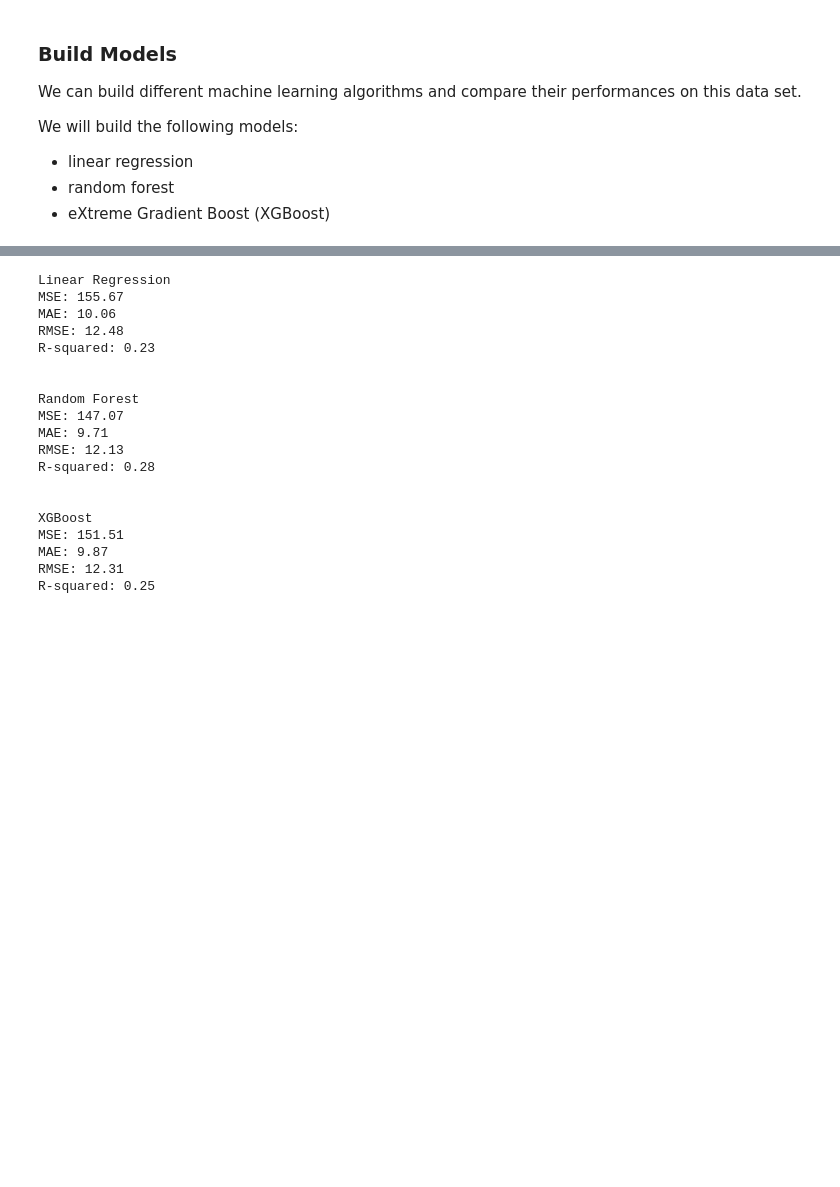
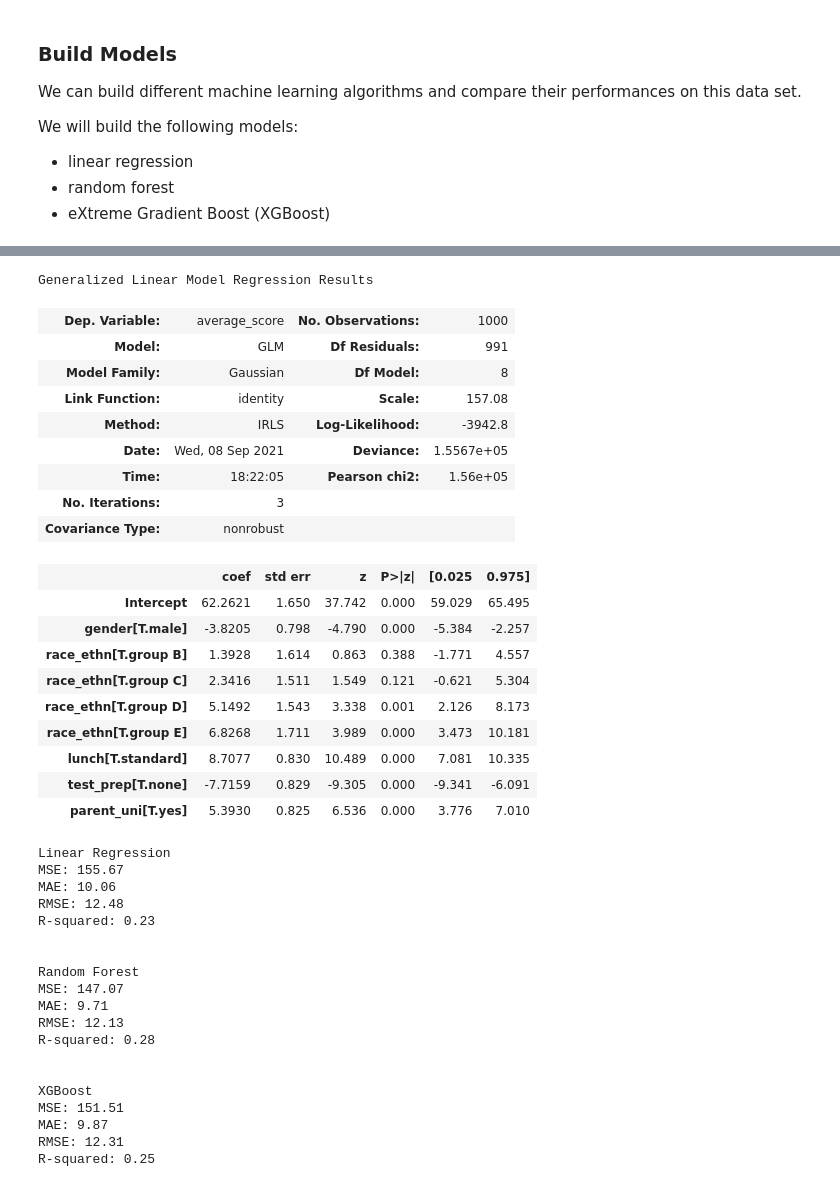
Before and after one commit to souadg/CAS-ADS-Project2, a Jupyter notebook: M2_Project_Elias_Souad_v2_.ipynb, the cells around one changed output, grey strips where cells are left out. Drawn from its saved outputs; the diff is of its cells as text; code cells hidden in the pictures; blank space fills up the shorter version.

Commit message:
Add ols and glm from statsmodels.formula.api

```diff
--- a/M2_Project_Elias_Souad_v2_.ipynb
+++ b/M2_Project_Elias_Souad_v2_.ipynb
@@ -561,6 +562,33 @@ OLS Regression Results
 | Kurtosis: | 2.892 | Cond. No. | 13.2 |
 Warnings:
 [1] Standard Errors assume that the covariance matrix of the errors is correctly specified.
+# %%
+# Alternative linear regression method using statsmodels.formula.api.ols
+# glm: generalised linear models
+# import statsmodels.formula.api as smf
+model_linreg3 = smf.glm('average_score ~ gender + race_ethn + lunch + test_prep + parent_uni', data=df).fit()
+model_linreg3.summary()
+# %% [output]
+Generalized Linear Model Regression Results
+| Dep. Variable: | average_score | No. Observations: | 1000 |
+| Model: | GLM | Df Residuals: | 991 |
+| Model Family: | Gaussian | Df Model: | 8 |
+| Link Function: | identity | Scale: | 157.08 |
+| Method: | IRLS | Log-Likelihood: | -3942.8 |
+| Date: | Wed, 08 Sep 2021 | Deviance: | 1.5567e+05 |
+| Time: | 18:22:05 | Pearson chi2: | 1.56e+05 |
+| No. Iterations: | 3 |  |  |
+| Covariance Type: | nonrobust |  |  |
+|  | coef | std err | z | P>|z| | [0.025 | 0.975] |
+| Intercept | 62.2621 | 1.650 | 37.742 | 0.000 | 59.029 | 65.495 |
+| gender[T.male] | -3.8205 | 0.798 | -4.790 | 0.000 | -5.384 | -2.257 |
+| race_ethn[T.group B] | 1.3928 | 1.614 | 0.863 | 0.388 | -1.771 | 4.557 |
+| race_ethn[T.group C] | 2.3416 | 1.511 | 1.549 | 0.121 | -0.621 | 5.304 |
+| race_ethn[T.group D] | 5.1492 | 1.543 | 3.338 | 0.001 | 2.126 | 8.173 |
+| race_ethn[T.group E] | 6.8268 | 1.711 | 3.989 | 0.000 | 3.473 | 10.181 |
+| lunch[T.standard] | 8.7077 | 0.830 | 10.489 | 0.000 | 7.081 | 10.335 |
+| test_prep[T.none] | -7.7159 | 0.829 | -9.305 | 0.000 | -9.341 | -6.091 |
+| parent_uni[T.yes] | 5.3930 | 0.825 | 6.536 | 0.000 | 3.776 | 7.010 |
 # %%
 # Evaluate models
 
```
Also changed, not shown: parts of 1 cell of this notebook.
